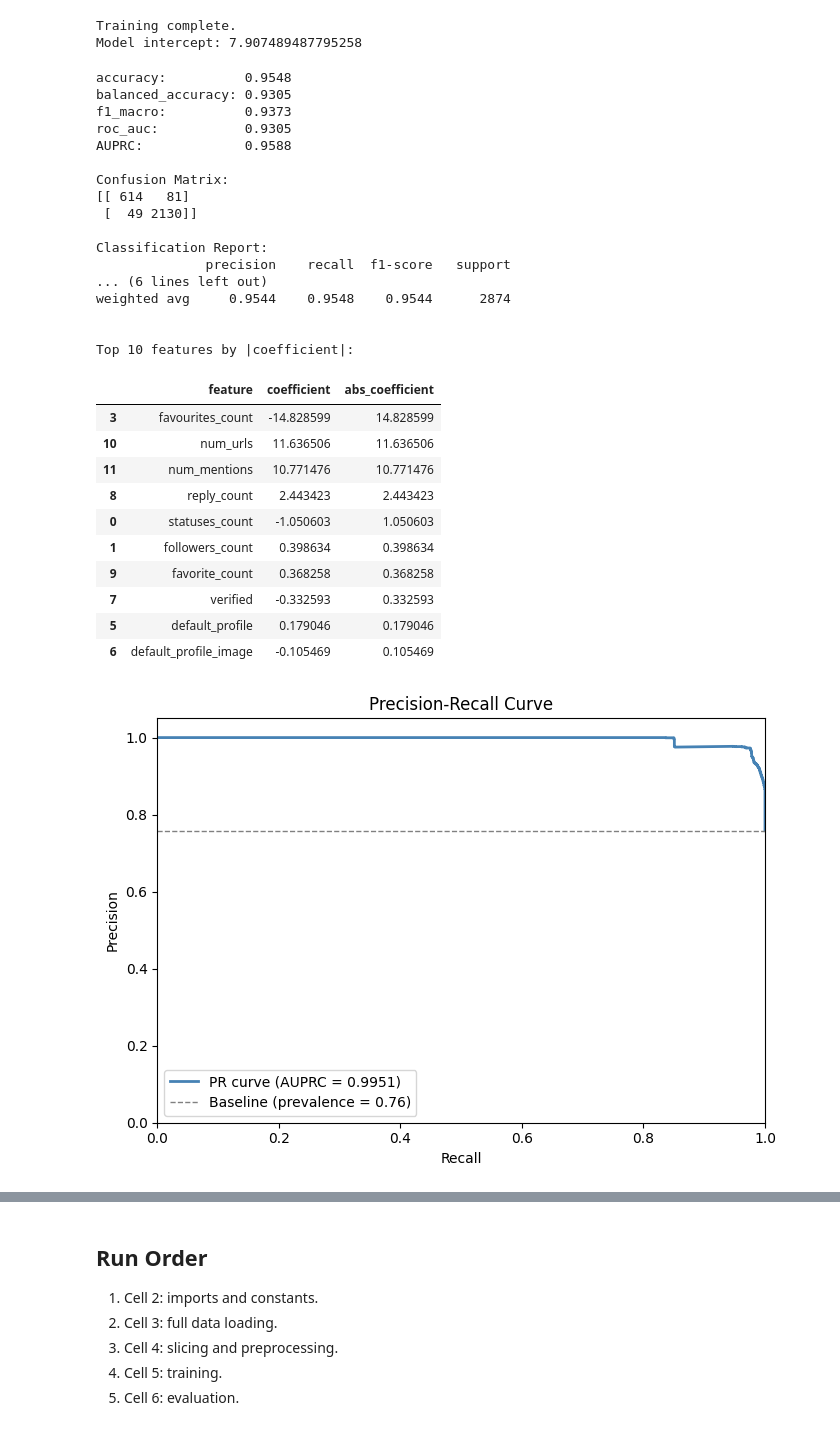
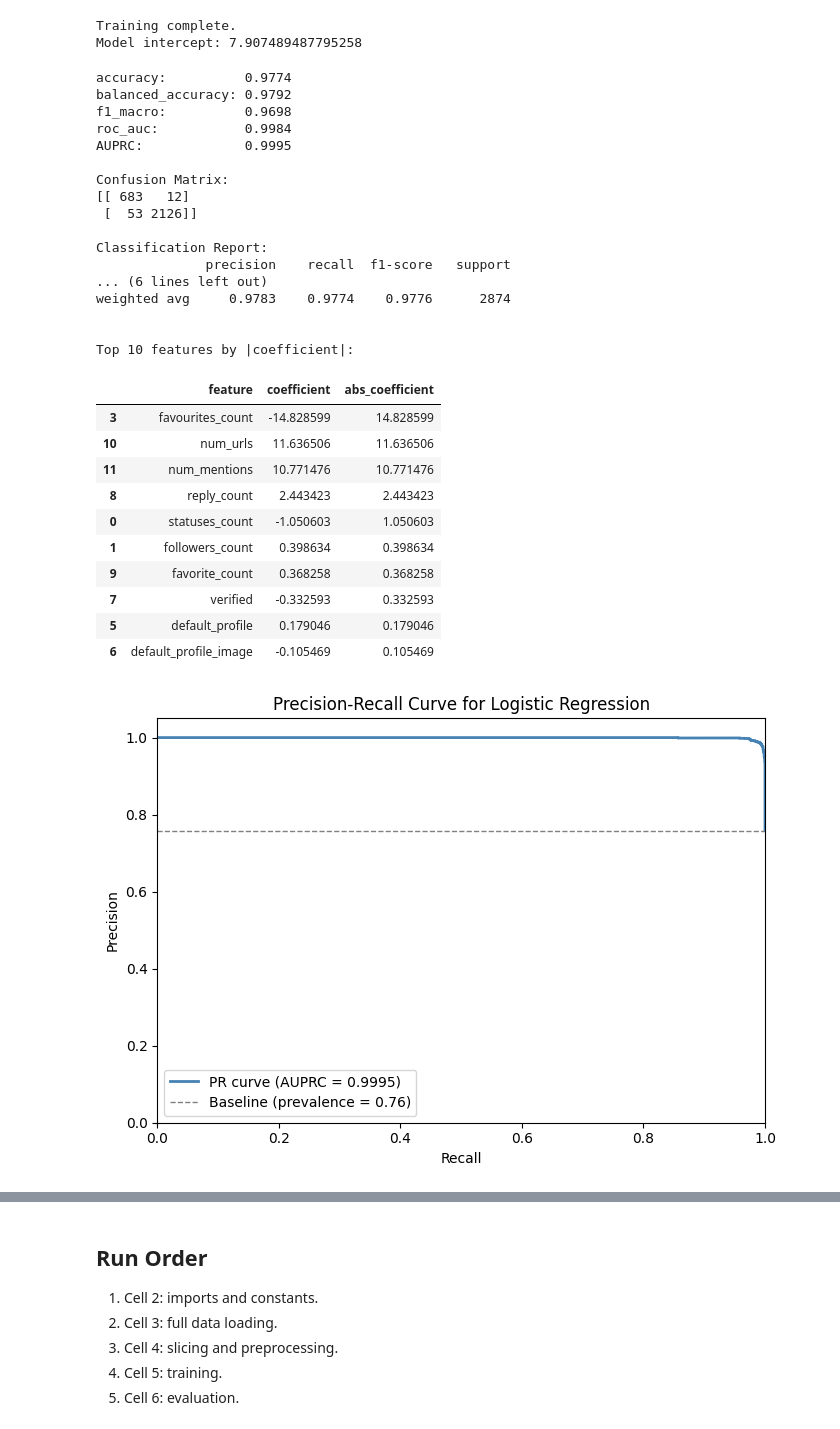
Before and after one commit to katherineesanders/ML-Project, a Jupyter notebook: logreg_experiments.ipynb, the cells around one changed output, grey strips where cells are left out. Drawn from its saved outputs; the diff is of its cells as text; code cells hidden in the pictures.

```diff
--- a/logreg_experiments.ipynb
+++ b/logreg_experiments.ipynb
@@ -132,12 +132,13 @@ Model intercept: 7.907489487795258
 # %%
 # Block 4: Evaluation
 pred = model.predict(X_test_scaled)
+proba = model.predict_proba(X_test_scaled)[:, 1]
 
 print(f"accuracy:          {accuracy_score(y_test, pred):.4f}")
 print(f"balanced_accuracy: {balanced_accuracy_score(y_test, pred):.4f}")
 print(f"f1_macro:          {f1_score(y_test, pred, average='macro'):.4f}")
-print(f"roc_auc:           {roc_auc_score(y_test, pred):.4f}")
-print(f"AUPRC:             {average_precision_score(y_test, pred):.4f}")
+print(f"roc_auc:           {roc_auc_score(y_test, proba):.4f}")
+print(f"AUPRC:             {average_precision_score(y_test, proba):.4f}")
 
 print("\nConfusion Matrix:")
 print(confusion_matrix(y_test, pred))
@@ -154,20 +155,20 @@ coef_df = coef_df.sort_values("abs_coefficient", ascending=False)
 print("\nTop 10 features by |coefficient|:")
 display(coef_df.head(10))
 # %% [output]
-accuracy:          0.9548
-balanced_accuracy: 0.9305
-f1_macro:          0.9373
-roc_auc:           0.9305
-AUPRC:             0.9588
+accuracy:          0.9774
+balanced_accuracy: 0.9792
+f1_macro:          0.9698
+roc_auc:           0.9984
+AUPRC:             0.9995
 
 Confusion Matrix:
-[[ 614   81]
- [  49 2130]]
+[[ 683   12]
+ [  53 2126]]
 
 Classification Report:
               precision    recall  f1-score   support
 ... (6 lines left out)
-weighted avg     0.9544    0.9548    0.9544      2874
+weighted avg     0.9783    0.9774    0.9776      2874
 
 
 Top 10 features by |coefficient|:
@@ -185,22 +186,25 @@ Top 10 features by |coefficient|:
 # %%
 from sklearn.metrics import precision_recall_curve, average_precision_score
 import matplotlib.pyplot as plt
 
 y_scores = model.predict_proba(X_test_scaled)[:, 1]
+
+pred_proba = model.predict_proba(X_test_scaled)[:, 1]
+y_pred = (pred_proba >= 0.65).astype(int)
 
 precision, recall, thresholds = precision_recall_curve(y_test, y_scores)
 auprc = average_precision_score(y_test, y_scores)
 
 fig, ax = plt.subplots(figsize=(7, 5))
 ax.plot(recall, precision, color="steelblue", lw=2, label=f"PR curve (AUPRC = {auprc:.4f})")
 ax.axhline(y=y_test.mean(), color="gray", linestyle="--", lw=1, label=f"Baseline (prevalence = {y_test.mean():.2f})")
 ax.set_xlabel("Recall")
 ax.set_ylabel("Precision")
-ax.set_title("Precision-Recall Curve")
+ax.set_title("Precision-Recall Curve for Logistic Regression")
 ax.legend(loc="lower left")
 ax.set_xlim([0, 1])
 ax.set_ylim([0, 1.05])
 plt.tight_layout()
 plt.show()
 # %% [output]
-[figure, old version]
+[figure, new version]
```
Also changed, not shown: parts of 3 cells of this notebook, 6 other files.
